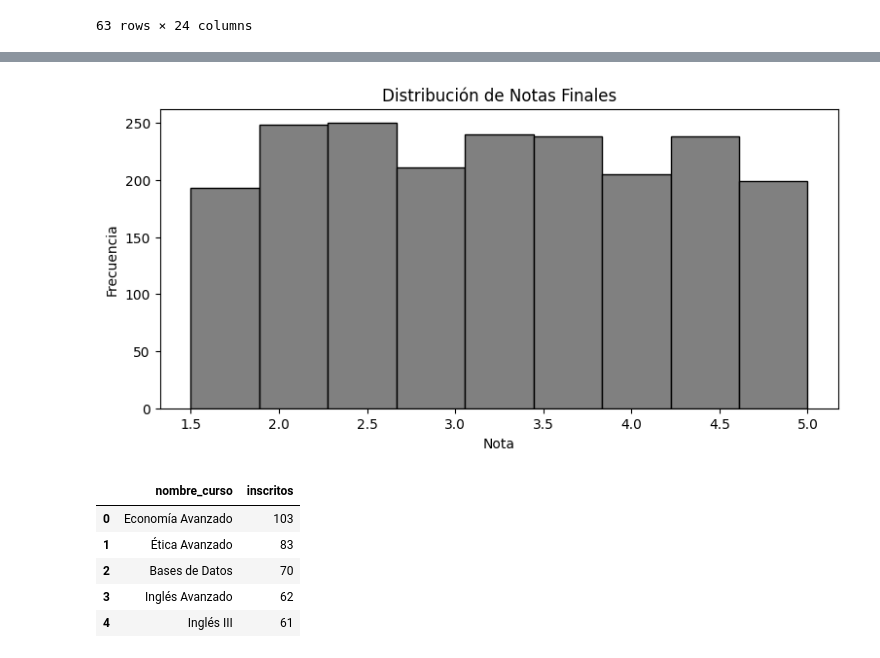
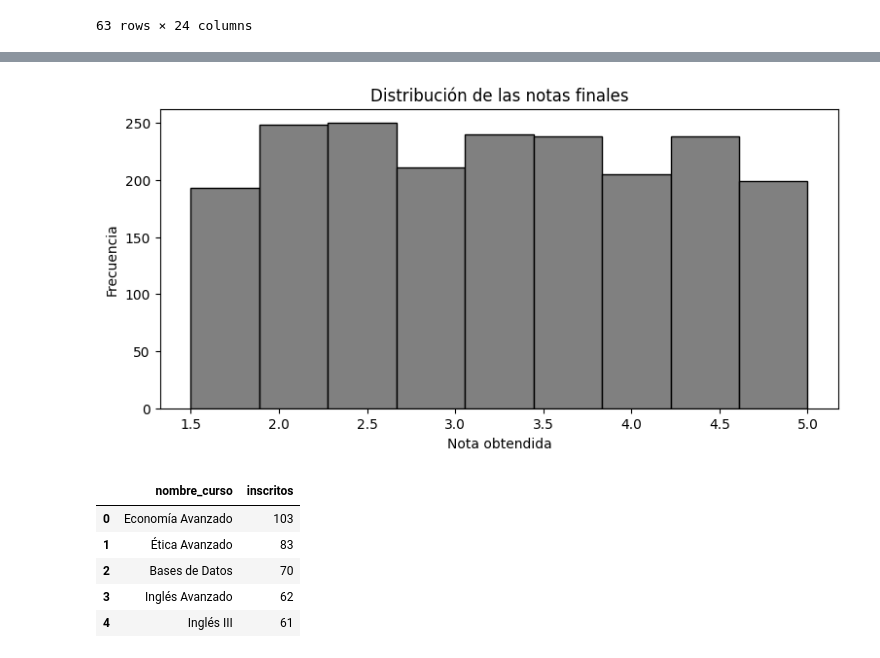
Before and after one commit to Sergiogarcialeo/ProyectoFinalUniversidades, a Jupyter notebook: Cuadernos/Examen.ipynb, the cells around one changed output, grey strips where cells are left out. Cells and saved outputs as stored; diff of their text form; code cells hidden in the pictures.

```diff
--- a/Cuadernos/Examen.ipynb
+++ b/Cuadernos/Examen.ipynb
@@ -464,16 +456,16 @@ Successfully installed contourpy-1.3.3 cycler-0.12.1 fonttools-4.61.0 kiwisolver
 [notice] A new release of pip is available: 25.2 -> 25.3
 [notice] To update, run: python.exe -m pip install --upgrade pip
 # %%
-## Visualización (Gráfico)
+## Visualización (Gráfico) de distribución de notas
 # 15.
 import matplotlib.pyplot as plt
 
 plt.figure(figsize=(9,4))
 plt.hist(df_notas['nota_final'], bins=9, color='grey', edgecolor='black')
-plt.title('Distribución de Notas Finales')
-plt.xlabel('Nota')
+plt.title('Distribución de las notas finales')
+plt.xlabel('Nota obtendida')
 plt.ylabel('Frecuencia')
 plt.show()
 # %% [output]
-[figure, old version]
+[figure, new version]
 # %%
```
Also changed, not shown: parts of 13 cells of this notebook.
